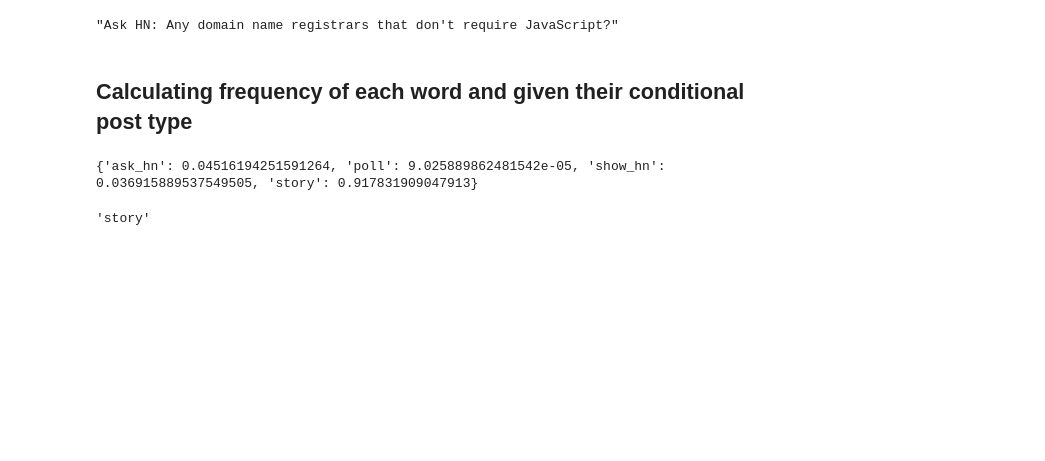
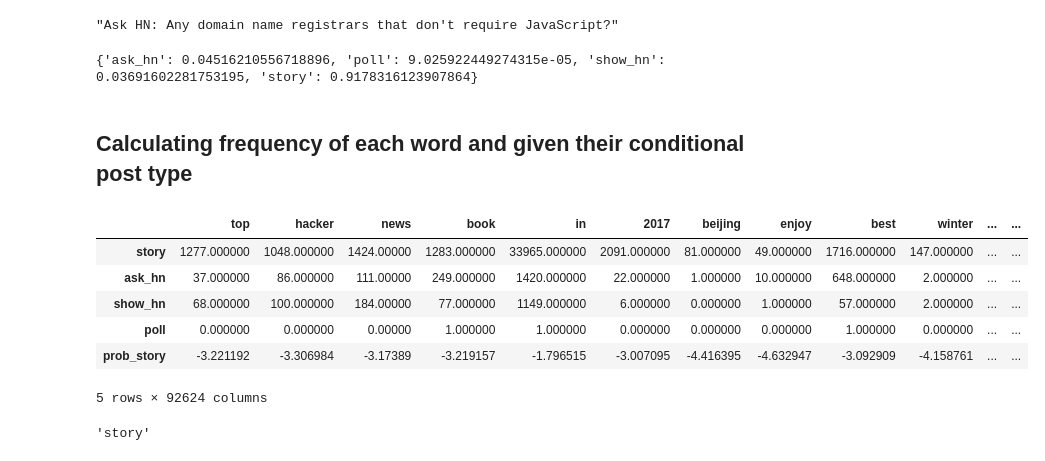
Before and after one commit to naitikbhise/COMP6721-2, a Jupyter notebook: Basique_analyse.ipynb, the cells around one changed output. Saved outputs shown, nothing was run; the diff lists cells and outputs as text; code cells hidden in the pictures; blank space fills up the shorter version.

```diff
--- a/Basique_analyse.ipynb
+++ b/Basique_analyse.ipynb
@@ -27,6 +26,11 @@ AllClasses = list(np.unique(df_2018['Post Type']))
 AllClasses = ['story', 'ask_hn', 'show_hn', 'poll']
 delta = 0.5
 appendClassPrefix = 'prob_'
+# %%
+priorProbabilities = getPriorProbabilities(df_2018)
+print(priorProbabilities)
+# %% [output]
+{'ask_hn': 0.04516210556718896, 'poll': 9.025922449274315e-05, 'show_hn': 0.03691602281753195, 'story': 0.9178316123907864}
 # %% [markdown]
 ## Calculating frequency of each word and given their conditional post type
 # %%
@@ -34,14 +38,16 @@ words_2018 = getWordFrequencyDataframe(df_2018,AllClasses)
 totalNumberOfWords = getTotalWordCount(words_2018)
 # %%
 words_2018 = obtainDataframeWithClassProbabilities(words_2018, AllClasses, delta, appendClassPrefix)
-# %%
-priorProbabilities = {}
-unique, counts = np.unique(df_2018['Post Type'], return_counts=True)
-for index in range(len(unique)):
-    priorProbabilities[unique[index]] = counts[index]/np.sum(counts)
-print(priorProbabilities)
-# %% [output]
-{'ask_hn': 0.04516194251591264, 'poll': 9.025889862481542e-05, 'show_hn': 0.036915889537549505, 'story': 0.917831909047913}
+# %%
+words_2018.head()
+# %% [output]
+|  | top | hacker | news | book | in | 2017 | beijing | enjoy | best | winter | ... | ... |
+| story | 1277.000000 | 1048.000000 | 1424.00000 | 1283.000000 | 33965.000000 | 2091.000000 | 81.000000 | 49.000000 | 1716.000000 | 147.000000 | ... | ... |
+| ask_hn | 37.000000 | 86.000000 | 111.00000 | 249.000000 | 1420.000000 | 22.000000 | 1.000000 | 10.000000 | 648.000000 | 2.000000 | ... | ... |
+| show_hn | 68.000000 | 100.000000 | 184.00000 | 77.000000 | 1149.000000 | 6.000000 | 0.000000 | 1.000000 | 57.000000 | 2.000000 | ... | ... |
+| poll | 0.000000 | 0.000000 | 0.00000 | 1.000000 | 1.000000 | 0.000000 | 0.000000 | 0.000000 | 1.000000 | 0.000000 | ... | ... |
+| prob_story | -3.221192 | -3.306984 | -3.17389 | -3.219157 | -1.796515 | -3.007095 | -4.416395 | -4.632947 | -3.092909 | -4.158761 | ... | ... |
+5 rows × 92624 columns
 # %%
 writeModel(words_2018,'model-2018.txt',AllClasses,appendClassPrefix)
 # %%
```
Also changed, not shown: parts of 4 cells of this notebook, 6 other files.
